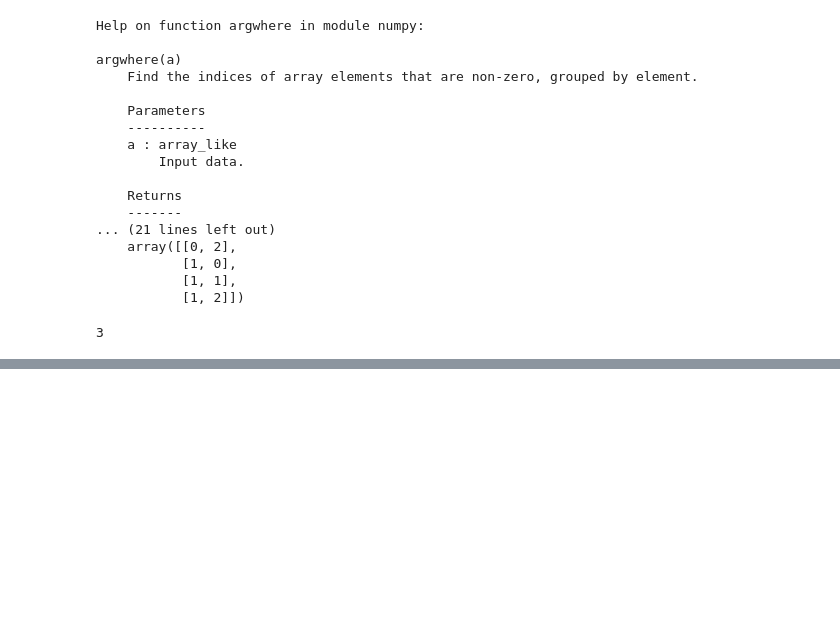
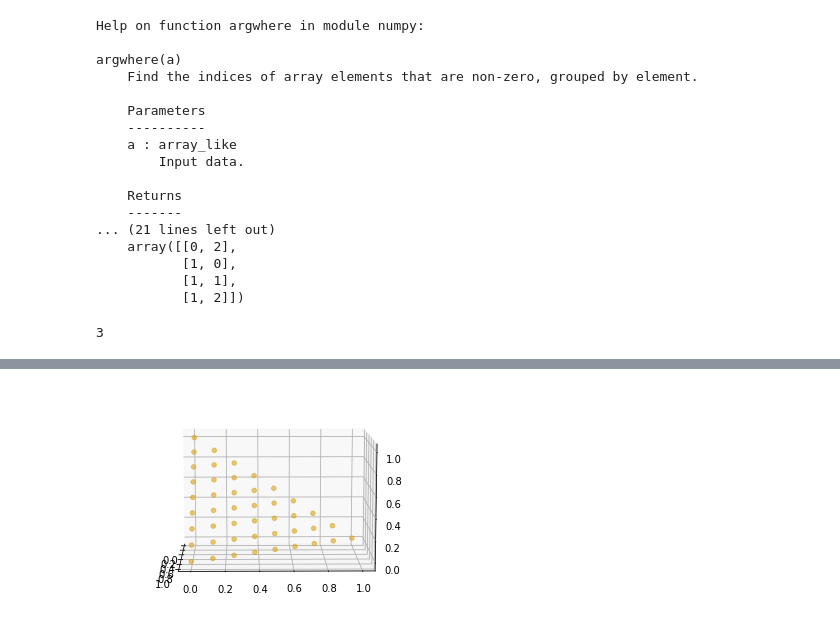
Before and after one commit to Shynar88/Kapellmeister-Multi-Objective-Optimization-of-Container-Allocation-and-Rescheduling-with-GA, a Jupyter notebook: nsga_3/nsga_3.ipynb, the cells around one changed output, grey strips where cells are left out. Drawn from its saved outputs; the diff is of its cells as text; code cells hidden in the pictures; blank space fills up the shorter version.

```diff
--- a/nsga_3/nsga_3.ipynb
+++ b/nsga_3/nsga_3.ipynb
@@ -320,0 +376,12 @@ array([[4, 9]])
+# %%
+from mpl_toolkits.mplot3d import Axes3D
+fig = plt.figure()
+ax = fig.add_subplot(111, projection='3d')
+ax.scatter(r[:,0], r[:,1], r[:,2], marker='o', s=20, c="goldenrod", alpha=0.6)
+ax.view_init(elev=10., azim=0)
+
+for ii in range(0,360,1):
+    ax.view_init(elev=10., azim=ii)
+    plt.savefig("3d_plot/movie%d.png" % ii)
+# %% [output]
+[figure, added]
```
Also changed, not shown: parts of 4 cells of this notebook, 1 other file.
